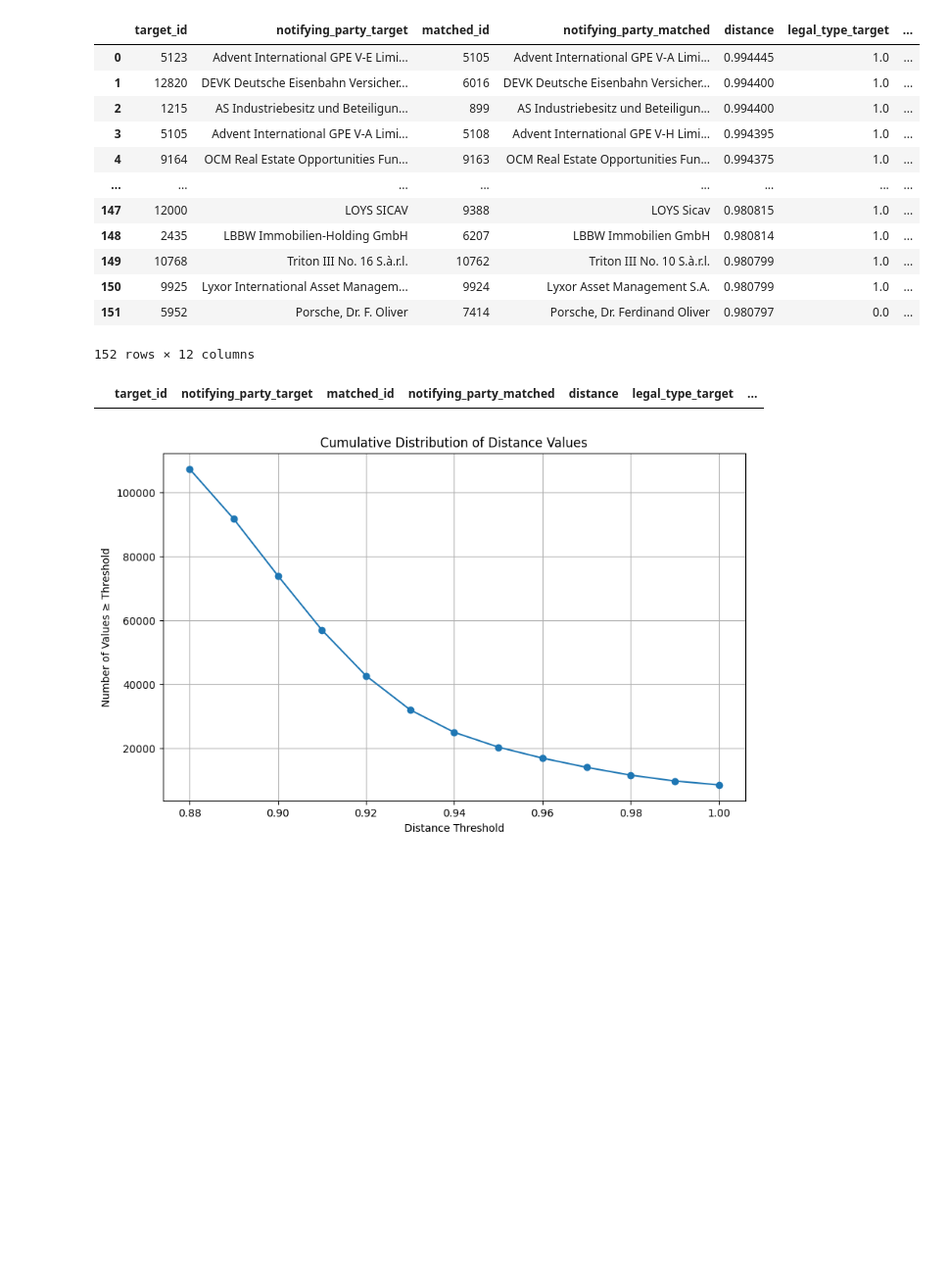
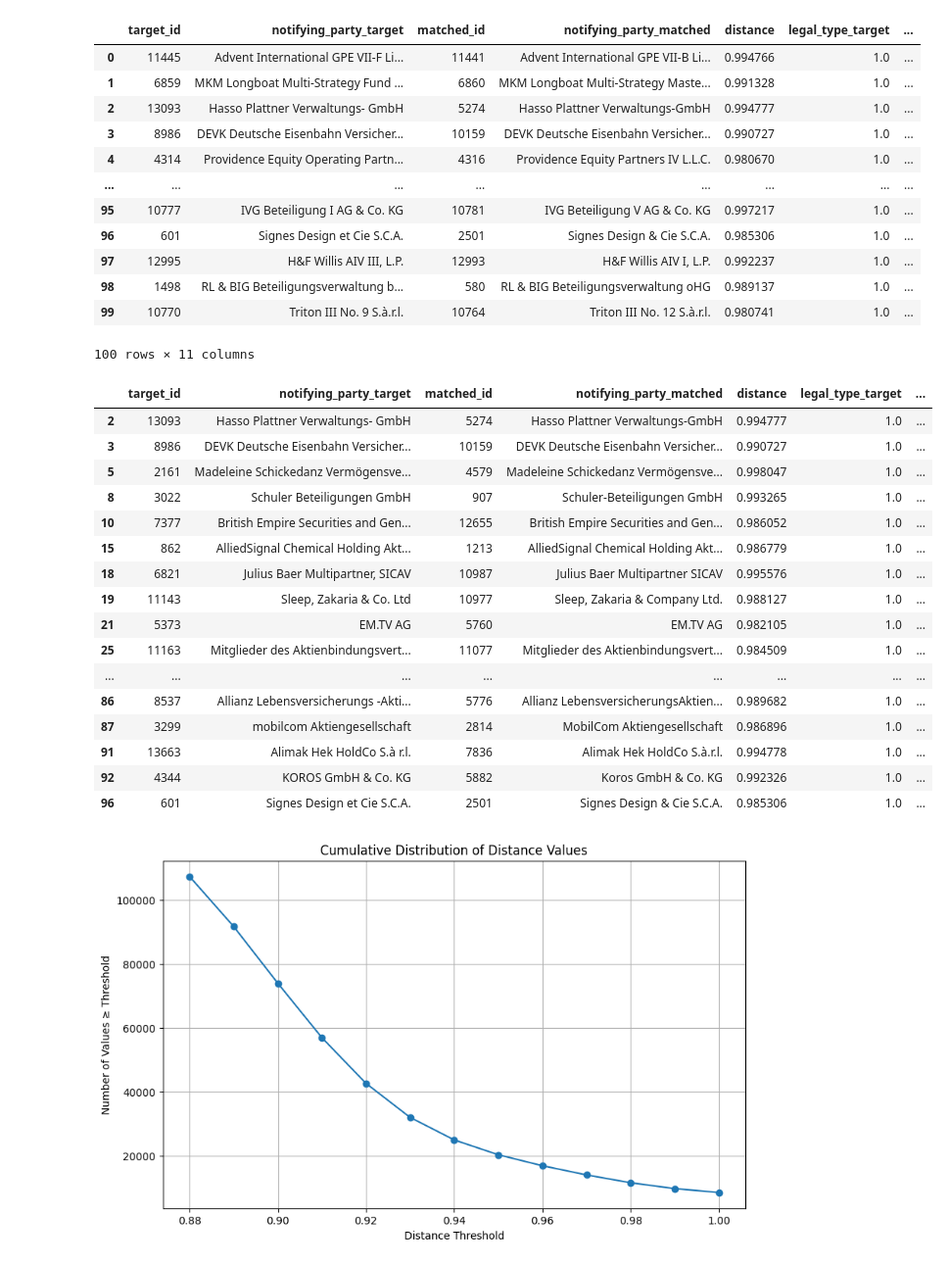
Before and after one commit to KensingtonOscupant/germanyinc-shareholders, a Jupyter notebook: src/240105_assess_pairs.ipynb, the cells around one changed output. Shown at 98% size. Saved outputs shown, nothing was run; the diff lists cells and outputs as text; code cells hidden in the pictures; blank space fills up the shorter version.

```diff
--- a/src/240105_assess_pairs.ipynb
+++ b/src/240105_assess_pairs.ipynb
@@ -2,33 +2,53 @@
 import pandas as pd
 
 # read ../data/240104_results_test_set.csv
-df = pd.read_csv('../data/240104_results_test_set.csv')
+df = pd.read_csv('../data/240108_sampled_test_set_3_results.csv')
 df
 # %% [output]
 |  | target_id | notifying_party_target | matched_id | notifying_party_matched | distance | legal_type_target | ... |
-| 0 | 5123 | Advent International GPE V-E Limi... | 5105 | Advent International GPE V-A Limi... | 0.994445 | 1.0 | ... |
-| 1 | 12820 | DEVK Deutsche Eisenbahn Versicher... | 6016 | DEVK Deutsche Eisenbahn Versicher... | 0.994400 | 1.0 | ... |
-| 2 | 1215 | AS Industriebesitz und Beteiligun... | 899 | AS Industriebesitz und Beteiligun... | 0.994400 | 1.0 | ... |
-| 3 | 5105 | Advent International GPE V-A Limi... | 5108 | Advent International GPE V-H Limi... | 0.994395 | 1.0 | ... |
-| 4 | 9164 | OCM Real Estate Opportunities Fun... | 9163 | OCM Real Estate Opportunities Fun... | 0.994375 | 1.0 | ... |
+| 0 | 11445 | Advent International GPE VII-F Li... | 11441 | Advent International GPE VII-B Li... | 0.994766 | 1.0 | ... |
+| 1 | 6859 | MKM Longboat Multi-Strategy Fund ... | 6860 | MKM Longboat Multi-Strategy Maste... | 0.991328 | 1.0 | ... |
+| 2 | 13093 | Hasso Plattner Verwaltungs- GmbH | 5274 | Hasso Plattner Verwaltungs-GmbH | 0.994777 | 1.0 | ... |
+| 3 | 8986 | DEVK Deutsche Eisenbahn Versicher... | 10159 | DEVK Deutsche Eisenbahn Versicher... | 0.990727 | 1.0 | ... |
+| 4 | 4314 | Providence Equity Operating Partn... | 4316 | Providence Equity Partners IV L.L.C. | 0.980670 | 1.0 | ... |
 | ... | ... | ... | ... | ... | ... | ... | ... |
-| 147 | 12000 | LOYS SICAV | 9388 | LOYS Sicav | 0.980815 | 1.0 | ... |
-| 148 | 2435 | LBBW Immobilien-Holding GmbH | 6207 | LBBW Immobilien GmbH | 0.980814 | 1.0 | ... |
-| 149 | 10768 | Triton III No. 16 S.à.r.l. | 10762 | Triton III No. 10 S.à.r.l. | 0.980799 | 1.0 | ... |
-| 150 | 9925 | Lyxor International Asset Managem... | 9924 | Lyxor Asset Management S.A. | 0.980799 | 1.0 | ... |
-| 151 | 5952 | Porsche, Dr. F. Oliver | 7414 | Porsche, Dr. Ferdinand Oliver | 0.980797 | 0.0 | ... |
+| 95 | 10777 | IVG Beteiligung I AG & Co. KG | 10781 | IVG Beteiligung V AG & Co. KG | 0.997217 | 1.0 | ... |
+| 96 | 601 | Signes Design et Cie S.C.A. | 2501 | Signes Design & Cie S.C.A. | 0.985306 | 1.0 | ... |
+| 97 | 12995 | H&F Willis AIV III, L.P. | 12993 | H&F Willis AIV I, L.P. | 0.992237 | 1.0 | ... |
+| 98 | 1498 | RL & BIG Beteiligungsverwaltung b... | 580 | RL & BIG Beteiligungsverwaltung oHG | 0.989137 | 1.0 | ... |
+| 99 | 10770 | Triton III No. 9 S.à.r.l. | 10764 | Triton III No. 12 S.à.r.l. | 0.980741 | 1.0 | ... |
-152 rows × 12 columns
+100 rows × 11 columns
 # %%
-# for all the rows where the error column is 'unsure', remove any value from the "correct" column
-df.loc[df['error'] == 'unsure', 'correct'] = None
-
 # create a column prediction_correct that is True if embeddings_id_1_1 == correct
-df['prediction_correct'] = df['embeddings_id_1_1'] == df['correct']
+df['prediction_correct'] = df['embeddings_id_1_1'] == df['expected_result']
 # also set prediction_correct to True if correct and embeddings_id_1_1 are both NaN
-df.loc[df['correct'].isna() & df['embeddings_id_1_1'].isna(), 'prediction_correct'] = True
+df.loc[df['expected_result'].isna() & df['embeddings_id_1_1'].isna(), 'prediction_correct'] = True
+# df
 # %%
 # keep only the rows where prediction_correct is False
 df_false = df[df['prediction_correct'] == False]
 df_false
+
+df_true = df[df['prediction_correct'] == True]
+# only show the rows where embeddings_id_1_1 is 1
+df_true = df_true[df_true['embeddings_id_1_1'] == 1]
+
+df_true
 # %% [output]
 |  | target_id | notifying_party_target | matched_id | notifying_party_matched | distance | legal_type_target | ... |
+| 2 | 13093 | Hasso Plattner Verwaltungs- GmbH | 5274 | Hasso Plattner Verwaltungs-GmbH | 0.994777 | 1.0 | ... |
+| 3 | 8986 | DEVK Deutsche Eisenbahn Versicher... | 10159 | DEVK Deutsche Eisenbahn Versicher... | 0.990727 | 1.0 | ... |
+| 5 | 2161 | Madeleine Schickedanz Vermögensve... | 4579 | Madeleine Schickedanz Vermögensve... | 0.998047 | 1.0 | ... |
+| 8 | 3022 | Schuler Beteiligungen GmbH | 907 | Schuler-Beteiligungen GmbH | 0.993265 | 1.0 | ... |
+| 10 | 7377 | British Empire Securities and Gen... | 12655 | British Empire Securities and Gen... | 0.986052 | 1.0 | ... |
+| 15 | 862 | AlliedSignal Chemical Holding Akt... | 1213 | AlliedSignal Chemical Holding Akt... | 0.986779 | 1.0 | ... |
+| 18 | 6821 | Julius Baer Multipartner, SICAV | 10987 | Julius Baer Multipartner SICAV | 0.995576 | 1.0 | ... |
+| 19 | 11143 | Sleep, Zakaria & Co. Ltd | 10977 | Sleep, Zakaria & Company Ltd. | 0.988127 | 1.0 | ... |
+| 21 | 5373 | EM.TV AG | 5760 | EM.TV AG | 0.982105 | 1.0 | ... |
+| 25 | 11163 | Mitglieder des Aktienbindungsvert... | 11077 | Mitglieder des Aktienbindungsvert... | 0.984509 | 1.0 | ... |
+| ... | ... | ... | ... | ... | ... | ... | ... |
+| 86 | 8537 | Allianz Lebensversicherungs -Akti... | 5776 | Allianz LebensversicherungsAktien... | 0.989682 | 1.0 | ... |
+| 87 | 3299 | mobilcom Aktiengesellschaft | 2814 | MobilCom Aktiengesellschaft | 0.986896 | 1.0 | ... |
+| 91 | 13663 | Alimak Hek HoldCo S.à r.l. | 7836 | Alimak Hek HoldCo S.à.r.l. | 0.994778 | 1.0 | ... |
+| 92 | 4344 | KOROS GmbH & Co. KG | 5882 | Koros GmbH & Co. KG | 0.992326 | 1.0 | ... |
+| 96 | 601 | Signes Design et Cie S.C.A. | 2501 | Signes Design & Cie S.C.A. | 0.985306 | 1.0 | ... |
```
Also changed, not shown: parts of 5 cells of this notebook, 3 other files.
